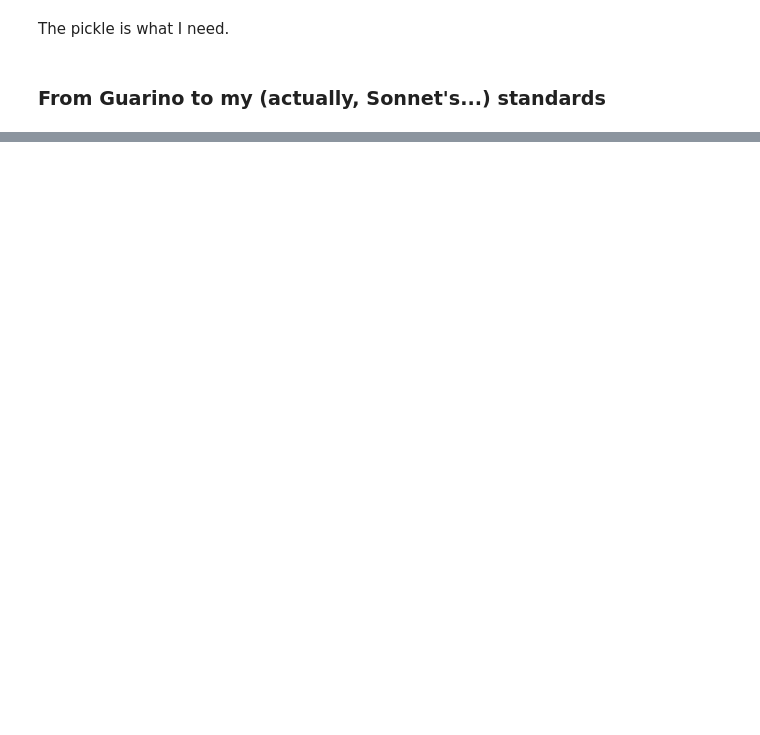
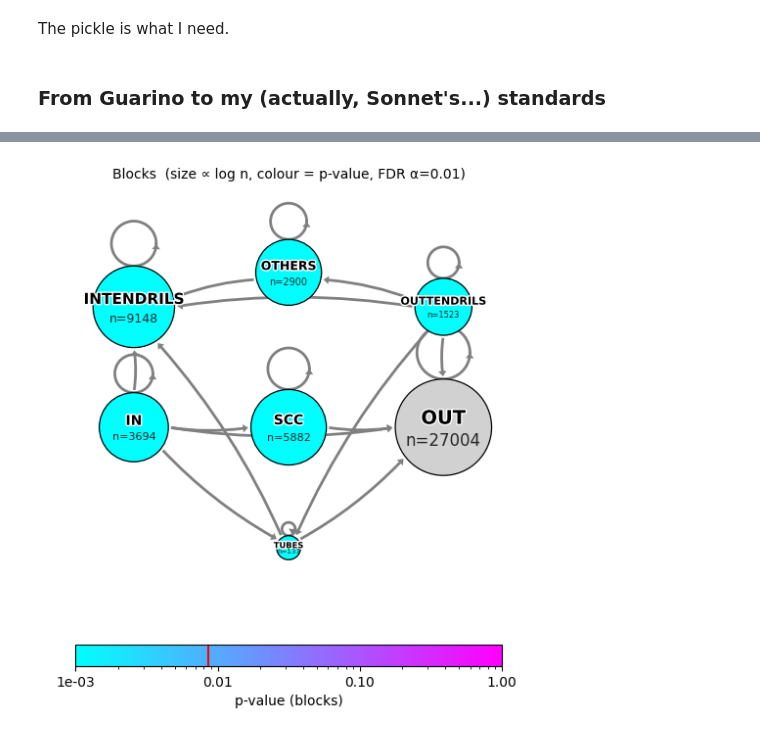
Before and after one commit to fabiosaracco/bowtie2, a Jupyter notebook: 0_3_bipartite_bowtie.ipynb, the cells around one changed output, grey strips where cells are left out. Cells and saved outputs as stored; diff of their text form; code cells hidden in the pictures; blank space fills up the shorter version.

```diff
--- a/0_3_bipartite_bowtie.ipynb
+++ b/0_3_bipartite_bowtie.ipynb
@@ -130,0 +200,35 @@ for i, name in enumerate(header):
+# %%
+# by default, it uses pvalues_blocks_0.pkl
+def guarino2dict_blocks(dataset, dico):
+    # get the file
+    file_name=f'{dataset}_dico_{dico}_bowtie_sizes.csv'
+    # load the data
+    cacca=np.genfromtxt(BIPARTITE_FOLDER+file_name, delimiter=',', dtype=int, skip_header=1)
+    header = np.genfromtxt(BIPARTITE_FOLDER+file_name, delimiter=',', dtype=str, max_rows=1)
+    header=[str(h) for h in header]
+    # load the "monopartite" dict
+    with open(PVALUE_FOLDER+f'{dataset}_dico{dico}_pvalues_blocks_0.pkl', 'rb') as f:
+        block_dict_0 = pickle.load(f)
+
+    with open(PVALUE_FOLDER+f'{dataset}_dico{dico}_pvalues_fluxes_0.pkl', 'rb') as f:
+        flux_dict_0 = pickle.load(f)
+
+    block_dict_bipartite={}
+
+    for i, name in enumerate(header):
+        if name=='LSCC':
+            key='SCC'
+        else:
+            key=name.replace('-','')
+        block_dict_bipartite[key] = {}
+        block_dict_bipartite[key]['obs']=block_dict_0[key]['obs']
+        block_dict_bipartite[key]['sample']=cacca[:,i]
+        _ge=np.sum(cacca[:,i]>=block_dict_bipartite[key]['obs'])
+        _le=np.sum(cacca[:,i]<=block_dict_bipartite[key]['obs'])
+        block_dict_bipartite[key]['p_value']=2*min(_ge, _le)/len(block_dict_bipartite[key]['sample'])
+        _median=np.median(block_dict_bipartite[key]['sample'])
+        if _median>block_dict_bipartite[key]['obs']:
+            block_dict_bipartite[key]['tail']='right'
+        else:
+            block_dict_bipartite[key]['tail']='left'
+    return block_dict_bipartite, block_dict_0, flux_dict_0
@@ -130,0 +261,7 @@ for i, name in enumerate(header):
+# %%
+blocks=guarino2dict_blocks('ita_elections', 0)
+# %%
+plot_bowtie_blocks(blocks[0], blocks[2], 0.01)
+plt.show()
+# %% [output]
+[figure, added]
```
Also changed, not shown: parts of 24 cells of this notebook, 2 other files.
